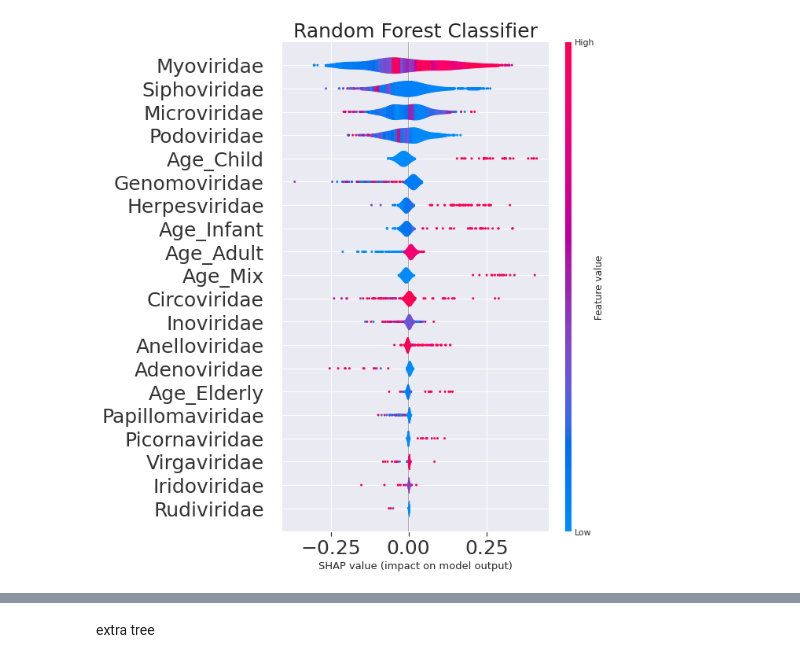
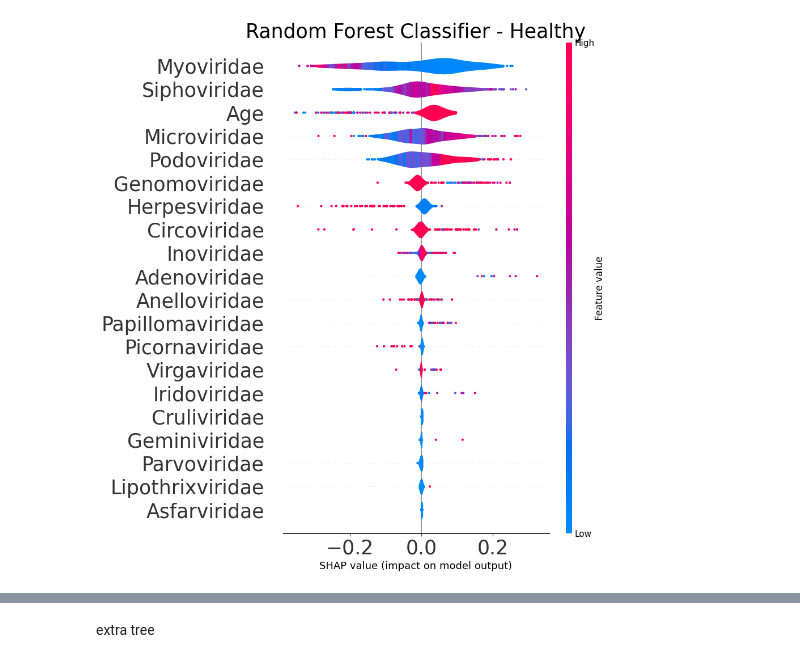
Before and after one commit to bohdanvodianyk/gut-virome-research, a Jupyter notebook: 4_tree_models.ipynb, the cells around one changed output, grey strips where cells are left out. Saved outputs shown, nothing was run; the diff lists cells and outputs as text; code cells hidden in the pictures.

```diff
--- a/4_tree_models.ipynb
+++ b/4_tree_models.ipynb
@@ -62,8 +82,28 @@ virus_df.head()
+# %%
+def set_outliers_to_boundary(df):
+
+    X = df.drop('Age', axis=1)
+
+    isof = IsolationForest(random_state=42, contamination=0.05)
+    isof.fit(X)
+
+    outlier_preds = isof.predict(X)
+
+    for i, pred in enumerate(outlier_preds):
+        if pred == -1:
+            upper_boundary = calculate_outliers(X.iloc[i])
+            X.iloc[i] = X.iloc[i].clip(upper=upper_boundary[1])
+
+    cleaned_df = pd.concat([X, df['Age']], axis=1)
+
+    return cleaned_df
 # %%
 target = 'Healthy'
 
 X = virus_df.loc[:,virus_df.columns!=target]
 y = virus_df.loc[:,virus_df.columns==target]
 # %%
-oversample = SMOTE(random_state=42, k_neighbors=20)
+oversample = SMOTENC(categorical_features=[0], random_state=42)
 X, y = oversample.fit_resample(X, y)
+# %%
+X = set_outliers_to_boundary(X)
@@ -75,9 +139,9 @@ rf = RandomForestClassifier(bootstrap=True, ccp_alpha=0.0, class_weight=None,
                        max_leaf_nodes=None, max_samples=None,
                        min_impurity_decrease=0.0,
                        min_samples_leaf=1, min_samples_split=2,
-                       min_weight_fraction_leaf=0.0, n_estimators=150,
-                       n_jobs=-1, oob_score=False, random_state=123, verbose=0,
-                       warm_start=False)
+                       min_weight_fraction_leaf=0.0, n_estimators=200,
+                       n_jobs=-1, oob_score=False, random_state=42, verbose=0,
+                       warm_start=True)
 # %%
 rf.fit(X_train, y_train.values.ravel())
 # %% [output]
@@ -96,7 +170,7 @@ plt.show()
 # %%
-shap.summary_plot(shap_values[1], X_test, plot_type='violin', show=False)
-plt.title("Random Forest Classifier", fontsize=25)
+shap.summary_plot(shap_values[0], X_test, plot_type='violin', show=False)
+plt.title("Random Forest Classifier - Healthy", fontsize=25)
 plt.tick_params(labelsize=25)
 plt.show()
 # %% [output]
-[figure, old version]
+[figure, new version]
```
Also changed, not shown: parts of 39 cells of this notebook, 8 other files.
